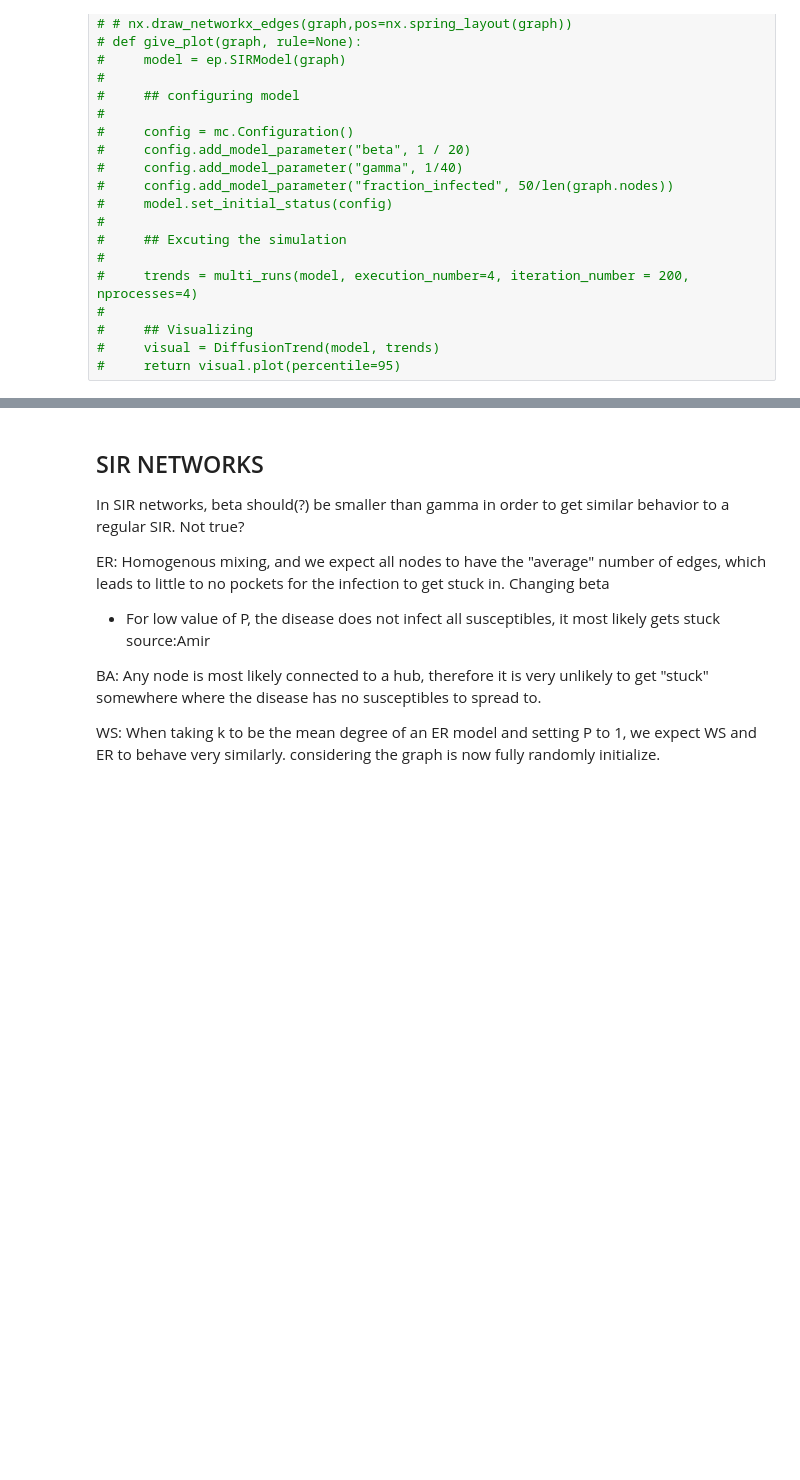
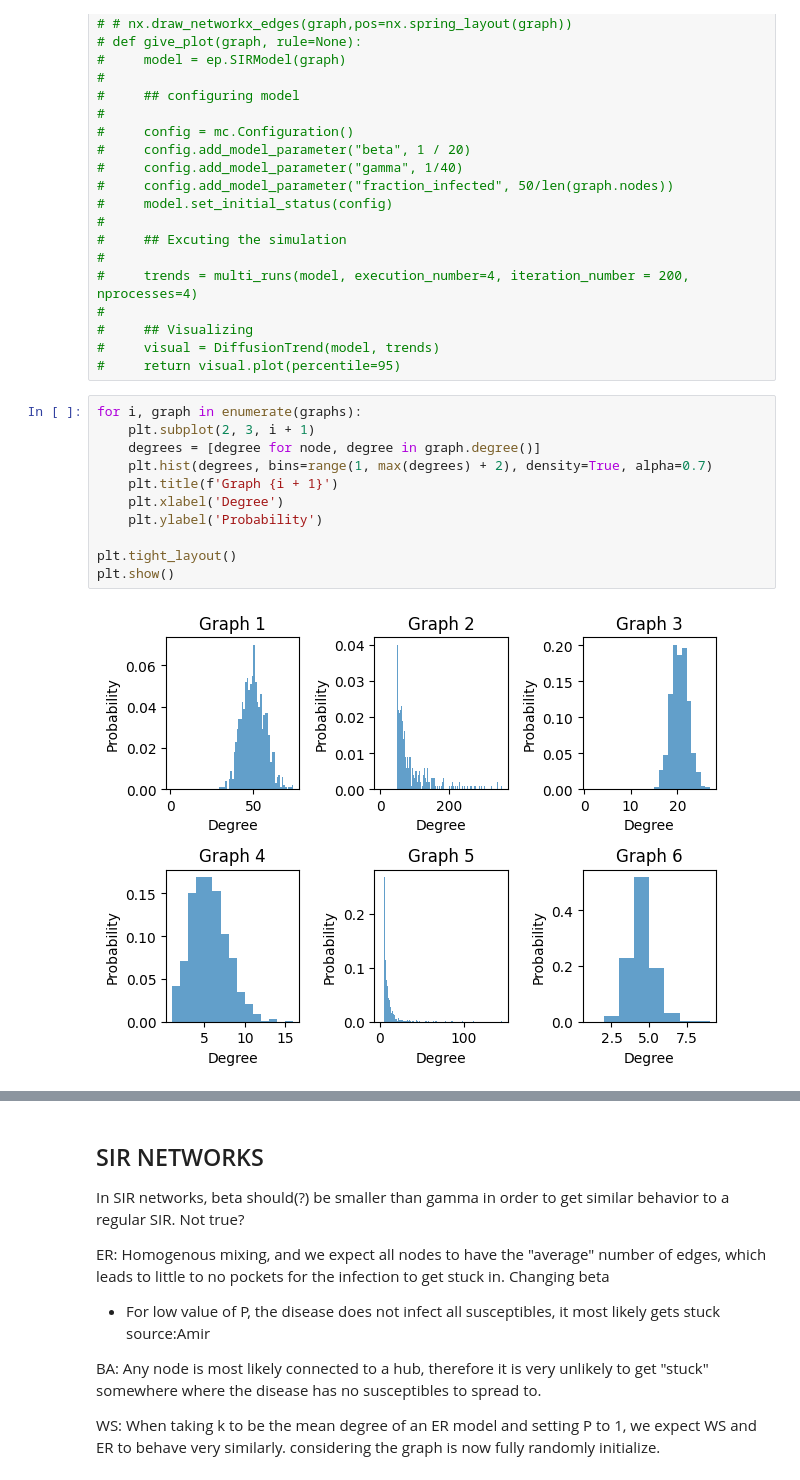
Before and after one commit to AmirSahrani/IntroCompAssignment2_fresh, a Jupyter notebook: Assignment2.ipynb, the cells around one changed output, grey strips where cells are left out. Saved outputs shown, nothing was run; the diff lists cells and outputs as text; blank space fills up the shorter version.

```diff
--- a/Assignment2.ipynb
+++ b/Assignment2.ipynb
@@ -793,5 +811,18 @@ def plot_data(data, ax, percentile=90, title=False, individual=True):
 #     ## Visualizing
 #     visual = DiffusionTrend(model, trends)
 #     return visual.plot(percentile=95)
+# %%
+for i, graph in enumerate(graphs):
+    plt.subplot(2, 3, i + 1)
+    degrees = [degree for node, degree in graph.degree()]
+    plt.hist(degrees, bins=range(1, max(degrees) + 2), density=True, alpha=0.7)
+    plt.title(f'Graph {i + 1}')
+    plt.xlabel('Degree')
+    plt.ylabel('Probability')
+
+plt.tight_layout()
+plt.show()
+# %% [output]
+[figure, added]
 # %%
 
```
Also changed, not shown: parts of 8 cells of this notebook.
